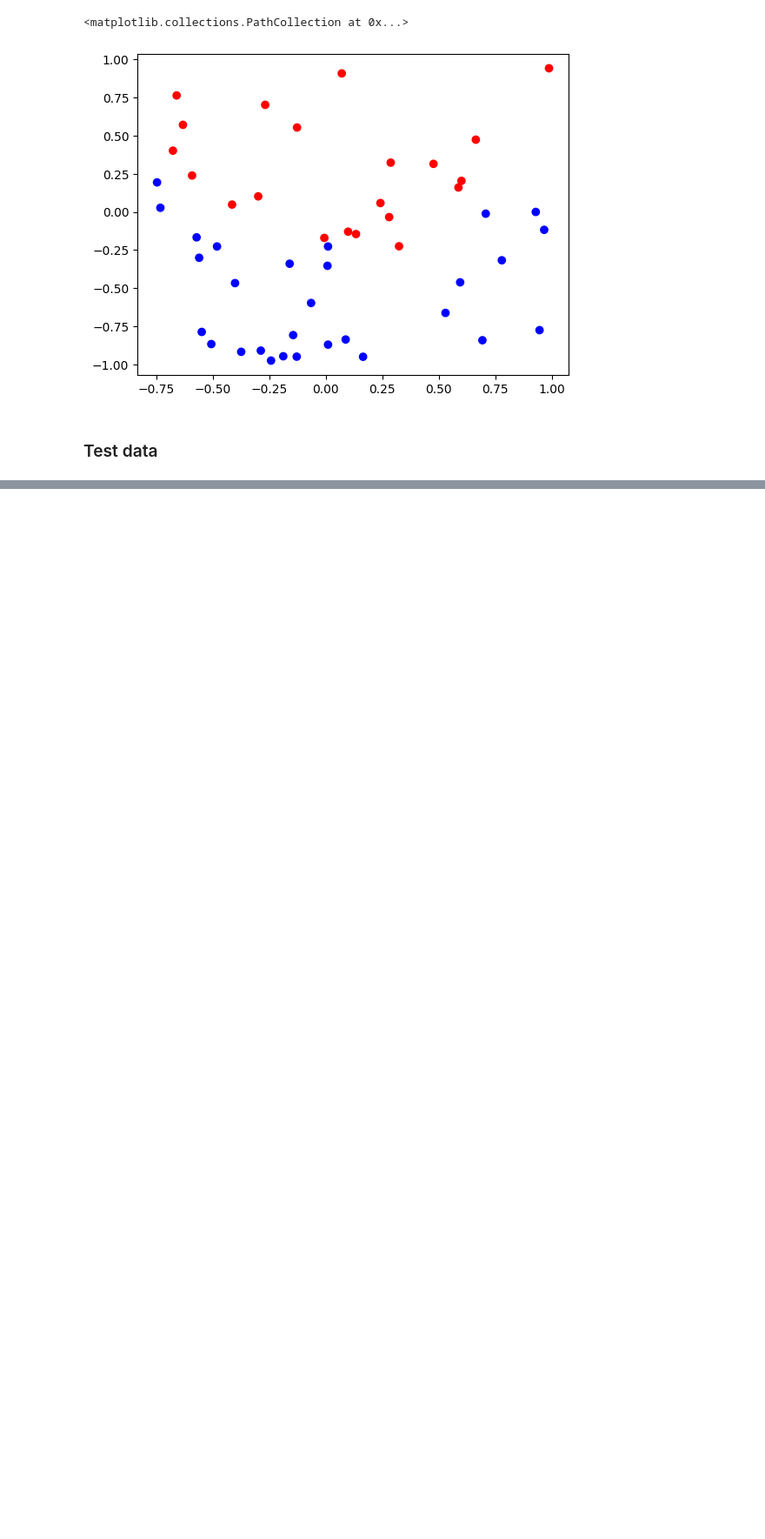
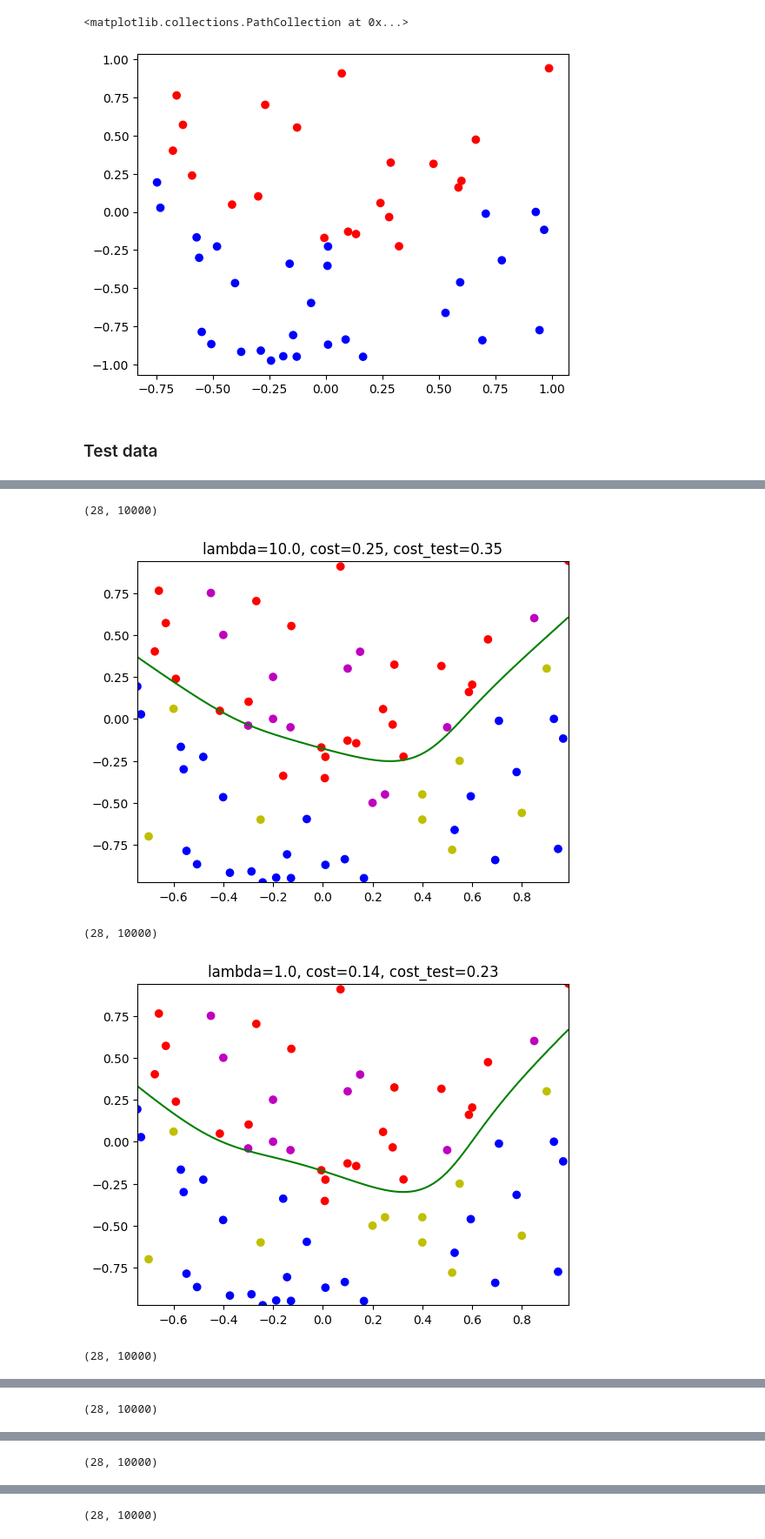
Before and after one commit to JakubStyczen/MachineLearining, a Jupyter notebook: Overfitting/ML_LAB4.ipynb, the cells around one changed output, grey strips where cells are left out. Shown at 87% size. Saved outputs shown, nothing was run; the diff lists cells and outputs as text; code cells hidden in the pictures; blank space fills up the shorter version.

```diff
--- a/Overfitting/ML_LAB4.ipynb
+++ b/Overfitting/ML_LAB4.ipynb
@@ -488,0 +481,30 @@ for lambda_ in [10, 1, 0.5, 0.1, 0.05, 0.01]:
+# %%
+from sklearn.linear_model import LogisticRegression
+#x_test_values_log, y_t
+#x_train_poly_log, y
+for lambda_ in [0.1, 1, 2, 10, 20, 100, 1000]:
+    log_regr = LogisticRegression(penalty='l2', C=lambda_)
+    log_regr.fit(x_train_poly_log, y)
+    th_regr_log = log_regr.coef_
+    y_train_pred = log_regr.predict(x_train_poly_log)
+    y_test_pred = log_regr.predict(x_test_values_log)
+    colors_train = ['r' if val == 1  else 'b' for val in y_train_pred]
+    colors_test = ['m' if val == 1  else 'y' for val in y_test_pred]
+    print(X_range_comb.shape)
+    h_range_comb = h_fun(X_range_comb, th_regr_log.T)
+    h_range_comb.shape = x1x1.shape
+
+    fig = plt.figure("Figure 1")
+    plt.contour(x1x1, x2x2, h_range_comb, levels=[0.5], colors='g')
+    plt.scatter(x1, x2, c=colors_train)
+    plt.scatter(x1_t, x2_t, c=colors_test)
+    cost_test = calculate_cost(x_test_values_log.T, y_t.reshape(1, -1), th_regr_log.T, 0)
+    cost = calculate_cost(x_train_poly_log.T,  y.reshape(1, -1), th_regr_log.T, 0)
+    plt.title(f'lambda={1/lambda_}, cost={cost:.2f}, cost_test={cost_test:.2f}')
+    plt.show()
+# %% [output]
+(28, 10000)
+[figure, added]
+(28, 10000)
+[figure, added]
+(28, 10000)
@@ -488,0 +512 @@ for lambda_ in [10, 1, 0.5, 0.1, 0.05, 0.01]:
+(28, 10000)
@@ -488,0 +514 @@ for lambda_ in [10, 1, 0.5, 0.1, 0.05, 0.01]:
+(28, 10000)
@@ -488,0 +516 @@ for lambda_ in [10, 1, 0.5, 0.1, 0.05, 0.01]:
+(28, 10000)
```
Also changed, not shown: parts of 13 cells of this notebook.
